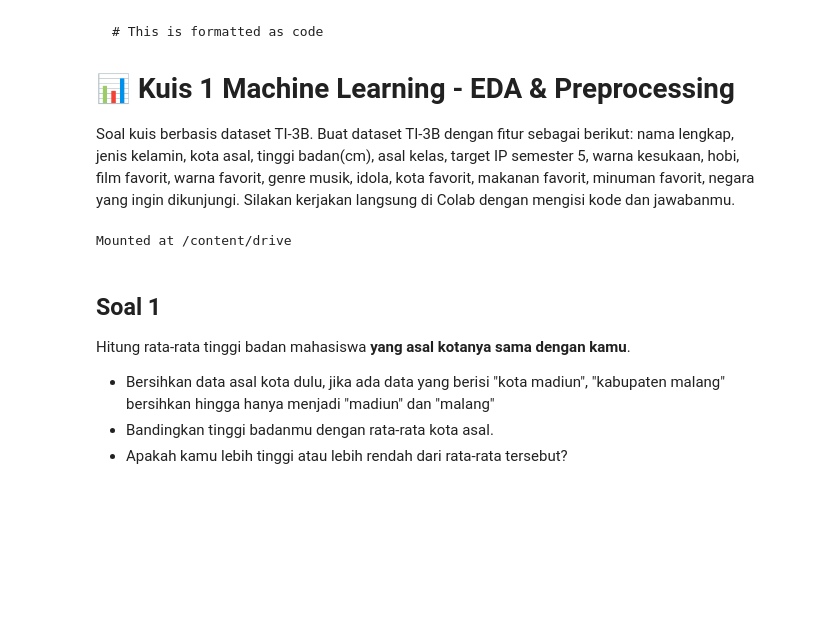
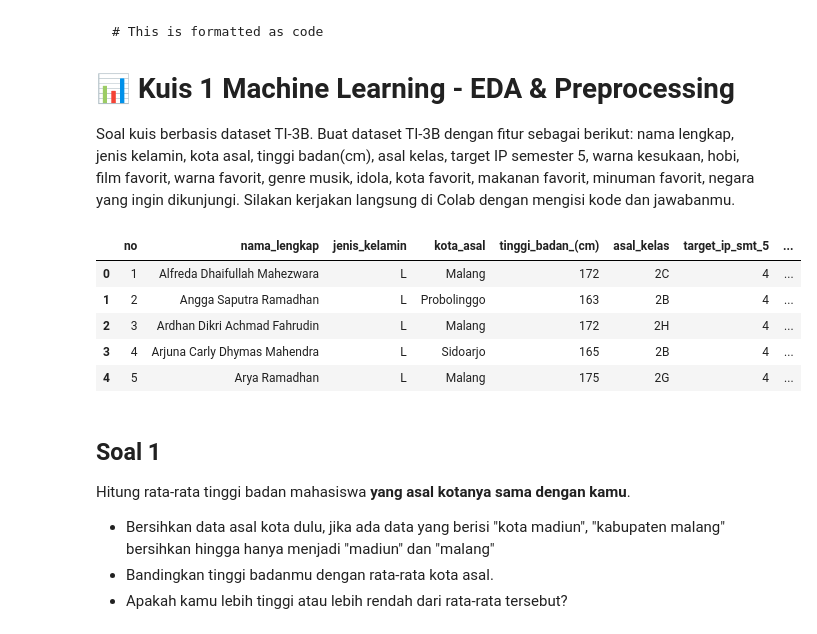
Before and after one commit to Atherizz/ML_2026, a Jupyter notebook: kuis/Kuis1_ML_EDA_Preprocessing.ipynb, the cells around one changed output. Cells and saved outputs as stored; diff of their text form; code cells hidden in the pictures; blank space fills up the shorter version.

```diff
--- a/kuis/Kuis1_ML_EDA_Preprocessing.ipynb
+++ b/kuis/Kuis1_ML_EDA_Preprocessing.ipynb
@@ -8,24 +8,25 @@
 # 📊 Kuis 1 Machine Learning - EDA & Preprocessing
 Soal kuis berbasis dataset TI-3B. Buat dataset TI-3B dengan fitur sebagai berikut: nama lengkap, jenis kelamin, kota asal, tinggi badan(cm), asal kelas, target IP semester 5, warna kesukaan, hobi, film favorit, warna favorit, genre musik, idola, kota favorit, makanan favorit, minuman favorit, negara yang ingin dikunjungi.
 Silakan kerjakan langsung di Colab dengan mengisi kode dan jawabanmu.
-# %%
-from google.colab import drive
-drive.mount('/content/drive')
-# %% [output]
-Mounted at /content/drive
 # %%
 # Import libraries
 import pandas as pd
 import numpy as np
 import matplotlib.pyplot as plt
 import seaborn as sns
 
-# Load dataset
-file_path = "/content/drive/MyDrive/Praktikum Machine Learning/Machine Learning 2026/Dataset_TI_3B.xlsx"
-df = pd.read_excel(file_path, sheet_name="Sheet1")
+url = 'https://raw.githubusercontent.com/Atherizz/ML_2026/main/kuis/3b.csv'
+df = pd.read_csv(url)
 
 # Tampilkan 10 data awal
 df.head()
+# %% [output]
+|  | no | nama_lengkap | jenis_kelamin | kota_asal | tinggi_badan_(cm) | asal_kelas | target_ip_smt_5 | ... |
+| 0 | 1 | Alfreda Dhaifullah Mahezwara | L | Malang | 172 | 2C | 4 | ... |
+| 1 | 2 | Angga Saputra Ramadhan | L | Probolinggo | 163 | 2B | 4 | ... |
+| 2 | 3 | Ardhan Dikri Achmad Fahrudin | L | Malang | 172 | 2H | 4 | ... |
+| 3 | 4 | Arjuna Carly Dhymas Mahendra | L | Sidoarjo | 165 | 2B | 4 | ... |
+| 4 | 5 | Arya Ramadhan | L | Malang | 175 | 2G | 4 | ... |
 # %% [markdown]
 ## Soal 1
 Hitung rata-rata tinggi badan mahasiswa **yang asal kotanya sama dengan kamu**.
```
Also changed, not shown: parts of 8 cells of this notebook.
